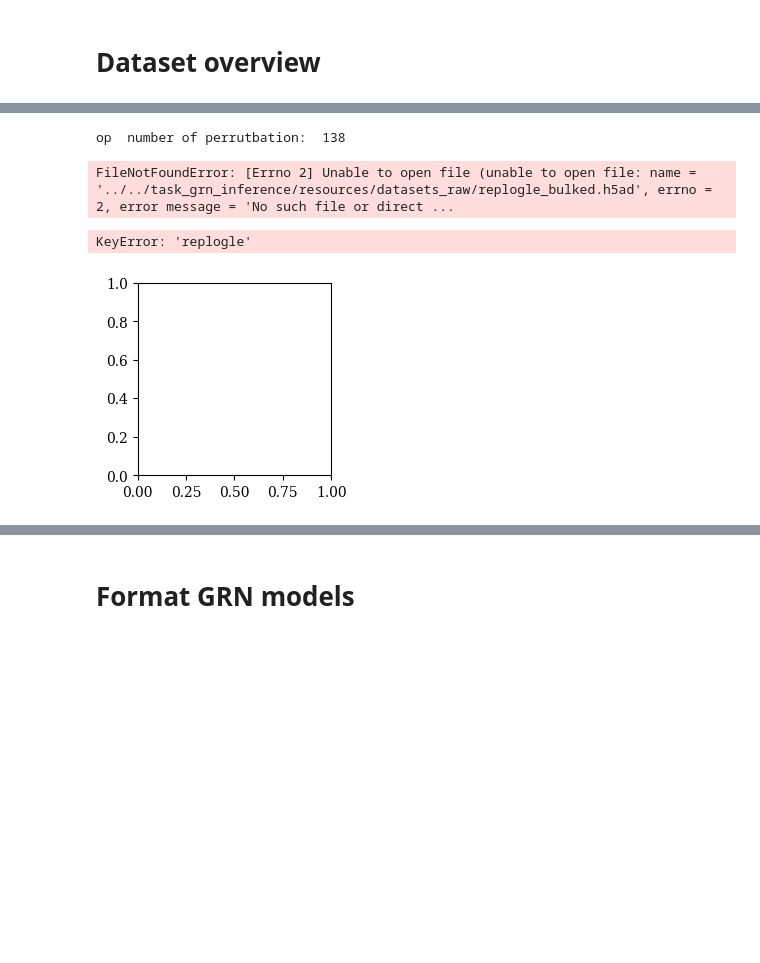
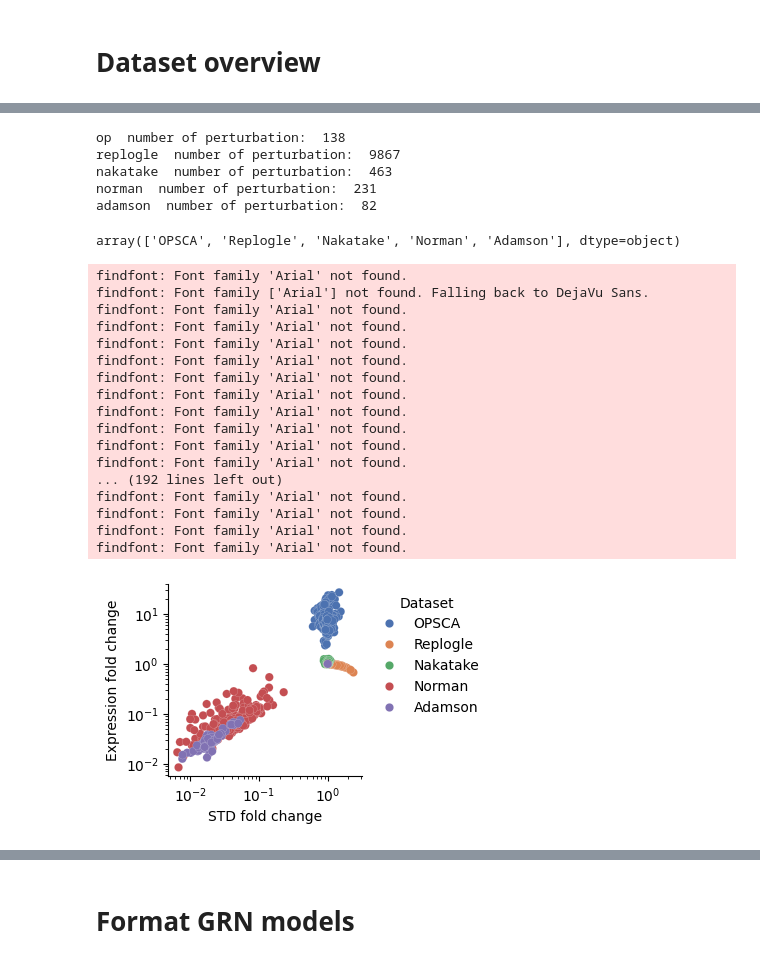
Before and after one commit to janursa/grn_benchmark, a Jupyter notebook: notebooks/explanatory_analysis.ipynb, the cells around one changed output, grey strips where cells are left out. Saved outputs shown, nothing was run; the diff lists cells and outputs as text; code cells hidden in the pictures; blank space fills up the shorter version.

Commit message:
updated based on new dataset formats

```diff
--- a/notebooks/explanatory_analysis.ipynb
+++ b/notebooks/explanatory_analysis.ipynb
@@ -72,16 +65,3 @@ os.makedirs(figs_dir, exist_ok=True)
 ['Arial']
 # %% [markdown]
 # Dataset overview
-# %%
-n_target_genes_datasets = {}
-for dataset in datasets:
-    print(f'----inference {dataset}---')
-    inference_dataset = ad.read_h5ad(f'{task_grn_inference_dir}/resources/grn_benchmark/inference_data/{dataset}_rna.h5ad')
-    print('sample count: ', len(inference_dataset),'gene count: ', inference_dataset.var_names.nunique())
-    if 'perturbation' in inference_dataset.obs:
-        print('pertub count: ', inference_dataset.obs['perturbation'].nunique())
-
-    print(f'----evaluation {dataset}---')
-    perturbation_data = ad.read_h5ad(f'{task_grn_inference_dir}/resources/grn_benchmark/evaluation_data/{dataset}_bulk.h5ad')
-    n_target_genes_datasets[dataset] = perturbation_data.var_names.nunique()
-    print('sample count: ', len(perturbation_data),'gene count: ', perturbation_data.var_names.nunique(), 'pertub count: ', perturbation_data.obs['perturbation'].nunique())
@@ -119,10 +68,13 @@ n_target_genes_datasets
 # %%
 # - perturbation strength
-def determine_fold_change_effect(adata, layer = 'X_norm'):
+def determine_fold_change_effect(adata):
     results = []
 
     obs_all = adata.obs.reset_index(drop=True)
-    X_all = adata.layers[layer]
+    if 'X_norm' in adata.layers:
+        X_norm = adata.layers['X_norm']
+    else:
+        X_norm = adata.X
 
     if 'cell_type' not in obs_all:
         obs_all['cell_type'] = 'celltype'
@@ -131,8 +83,7 @@ def determine_fold_change_effect(adata, layer = 'X_norm'):
         mask_celltype = obs_all.cell_type == cell_type
 
         obs = obs_all.loc[mask_celltype, :]
-        X = X_all[mask_celltype, :]
-
+        X = X_norm[mask_celltype, :]
 
         # - Compute absolute fold change for each gene compared to control group
         # control_indices = obs.index[obs['is_control']].tolist()
@@ -160,16 +111,24 @@ def determine_fold_change_effect(adata, layer = 'X_norm'):
 
     return results
 
-if False:
+if True:
     perturbation_dict = {}
-    for i, dataset in enumerate(datasets):
-        adata = ad.read_h5ad(f'{task_grn_inference_dir}/resources/datasets_raw/{dataset}_bulked.h5ad')
-        print(dataset, ' number of perrutbation: ', adata.obs['perturbation'].nunique())
+    for i, dataset in enumerate(DATASETS):
+        if dataset == 'op':
+            dataset_file = 'op_perturbation'
+        else:
+            dataset_file = dataset
+        adata = ad.read_h5ad(f'{task_grn_inference_dir}/resources/extended_data/{dataset_file}_bulk.h5ad')
+        print(dataset, ' number of perturbation: ', adata.obs['perturbation'].nunique())
         perturbation_dict[dataset] = adata
         # - determine effect size
         perturb_effect_df = determine_fold_change_effect(adata)
         perturb_effect_df['Dataset'] = dataset
-        perturb_effect_df['pertub_effect'] = round(np.std(adata.layers['X_norm'], axis=0).mean()/np.std(adata.layers['X_norm'], axis=1).mean(), 2)
+        if 'X_norm' in adata.layers:
+            X_norm = adata.layers['X_norm']
+        else:
+            X_norm = adata.X
+        perturb_effect_df['pertub_effect'] = round(np.std(X_norm, axis=0).mean()/np.std(X_norm, axis=1).mean(), 2)
         if i == 0:
             perturb_effect_all = perturb_effect_df
         else:
@@ -178,28 +137,51 @@ if False:
 else:
     perturb_effect_all = pd.read_csv(f'{results_folder}/perturb_effect_all.csv', index_col=0)
 # %% [output]
-op  number of perrutbation:  138
+op  number of perturbation:  138
+replogle  number of perturbation:  9867
+nakatake  number of perturbation:  463
+norman  number of perturbation:  231
+adamson  number of perturbation:  82
-FileNotFoundError: [Errno 2] Unable to open file (unable to open file: name = '../../task_grn_inference/resources/datasets_raw/replogle_bulked.h5ad', errno = 2, error message = 'No such file or direct ...
 # %%
 perturb_effect_all['Dataset'] = perturb_effect_all['Dataset'].map(lambda name: surragate_names.get(name,name))
 # - set perturbation type
 perturb_effect_all['Perturbation type'] = perturb_effect_all['Dataset'].map({'OPSCA':'Chemical', 'Nakatake': 'Overexpression', 'Norman': 'Activation', 'Adamson':'KD', 'Replogle': 'KD'})
+# %%
+perturb_effect_all['Dataset'].unique()
+# %% [output]
+array(['OPSCA', 'Replogle', 'Nakatake', 'Norman', 'Adamson'], dtype=object)
 # %%
 # - perturbation effect
 fig, ax = plt.subplots(1, 1, figsize=(2.5 , 2.5))
 def plot_perturbation_strength_datasets(perturb_effect_all, ax):
-    sns.scatterplot(perturb_effect_all, x='STD fold change', y='Expression fold change', hue='Dataset', alpha=1, ax=ax, linewidth=.1,edgecolor='white', palette={surragate_names[name]: color for name, color in color_map_datasets.items()})
+    sns.scatterplot(perturb_effect_all, x='STD fold change', y='Expression fold change', hue='Dataset', alpha=1, ax=ax, linewidth=.1,edgecolor='white', palette={surragate_names[name]: color for name, color in palette_datasets.items()})
     legend = ax.legend(bbox_to_anchor=(1, 1), frameon=False)
     legend.set_title("Dataset")
     ax.set_yscale('log')
     ax.set_xscale('log')
     for side in ['right', 'top']:
         ax.spines[side].set_visible(False)
 plot_perturbation_strength_datasets(perturb_effect_all, ax)
 fig.savefig(f"{results_folder}/figs/perturbation_strength_datasets.png", dpi=300, transparent=True, bbox_inches='tight')
 # %% [output]
-KeyError: 'replogle'
+findfont: Font family 'Arial' not found.
+findfont: Font family ['Arial'] not found. Falling back to DejaVu Sans.
+findfont: Font family 'Arial' not found.
+findfont: Font family 'Arial' not found.
+findfont: Font family 'Arial' not found.
+findfont: Font family 'Arial' not found.
+findfont: Font family 'Arial' not found.
+findfont: Font family 'Arial' not found.
+findfont: Font family 'Arial' not found.
+findfont: Font family 'Arial' not found.
+findfont: Font family 'Arial' not found.
+findfont: Font family 'Arial' not found.
+... (192 lines left out)
+findfont: Font family 'Arial' not found.
+findfont: Font family 'Arial' not found.
+findfont: Font family 'Arial' not found.
+findfont: Font family 'Arial' not found.
-[figure, old version]
+[figure, new version]
 # %%
 # - perturbation effect
 fig, ax = plt.subplots(1, 1, figsize=(2.5,2.5))
```
Also changed, not shown: parts of 55 cells of this notebook, 2 other files.
